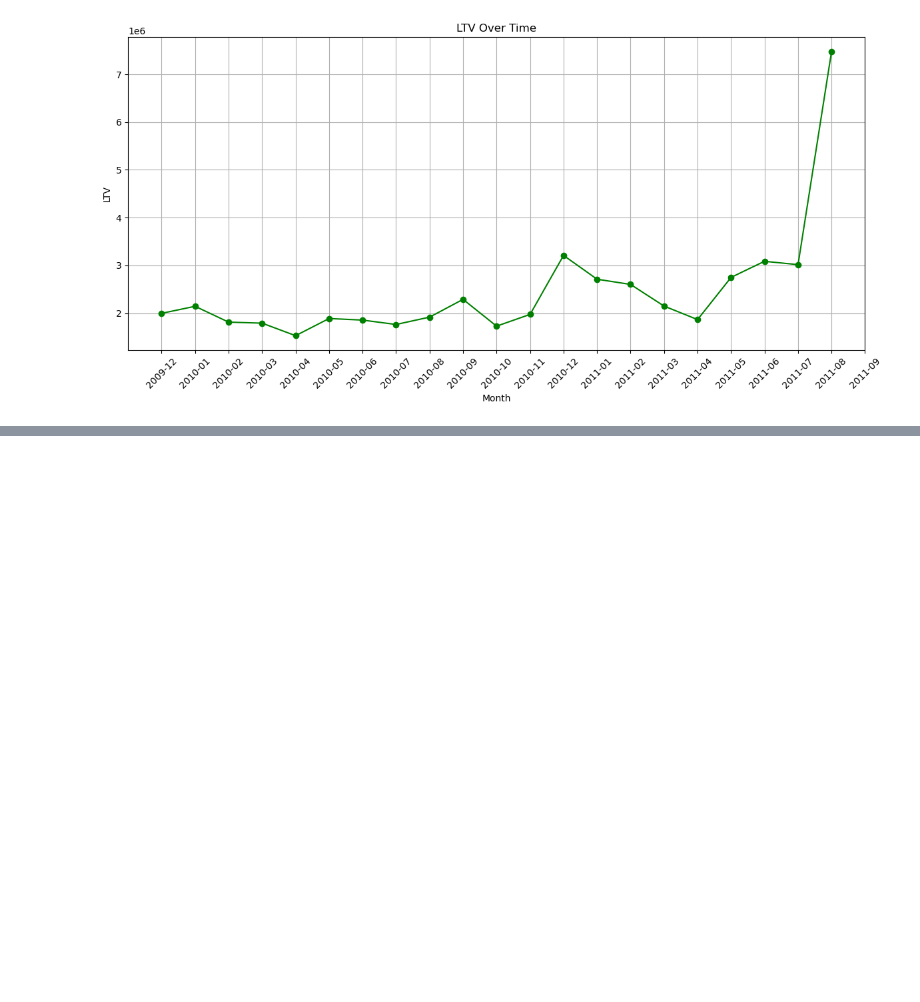
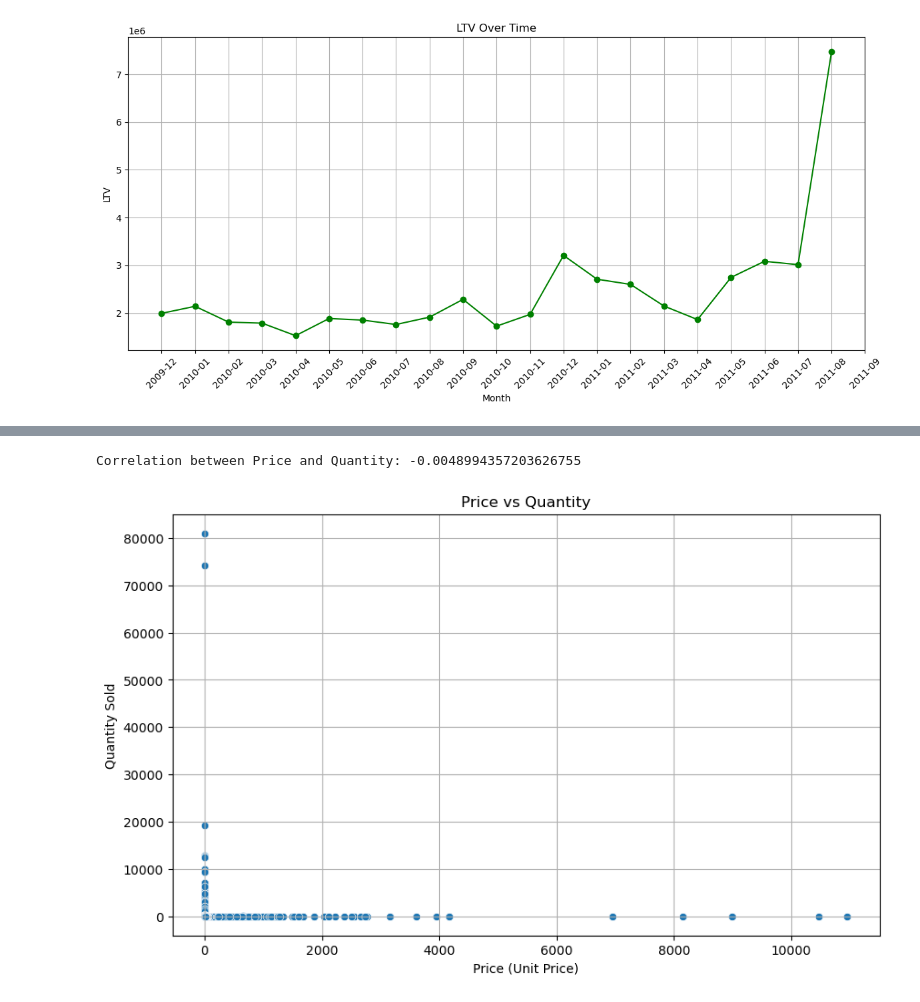
Before and after one commit to Gyuhyeon-Eom/project2, a Jupyter notebook: project2_엄규현.ipynb, the cells around one changed output, grey strips where cells are left out. Saved outputs shown, nothing was run; the diff lists cells and outputs as text; code cells hidden in the pictures; blank space fills up the shorter version.

```diff
--- a/project2_엄규현.ipynb
+++ b/project2_엄규현.ipynb
@@ -665,0 +775,18 @@ plt.show()
+# %%
+# Step 1: 단가와 판매량 간의 상관계수 계산
+correlation = df['Price'].corr(df['Quantity'])
+print(f"Correlation between Price and Quantity: {correlation}")
+
+# Step 2: 산점도 그리기 (단가 vs 판매량)
+plt.figure(figsize=(10, 6))
+sns.scatterplot(x='Price', y='Quantity', data=df)
+plt.title('Price vs Quantity')
+plt.xlabel('Price (Unit Price)')
+plt.ylabel('Quantity Sold')
+plt.grid(True)
+plt.show()
+
+#상관관계 없다고 봐도 무방
+# %% [output]
+Correlation between Price and Quantity: -0.0048994357203626755
+[figure, added]
```
Also changed, not shown: parts of 6 cells of this notebook.
